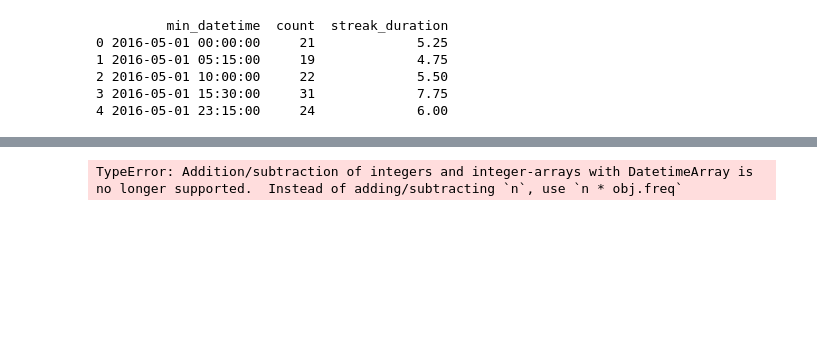
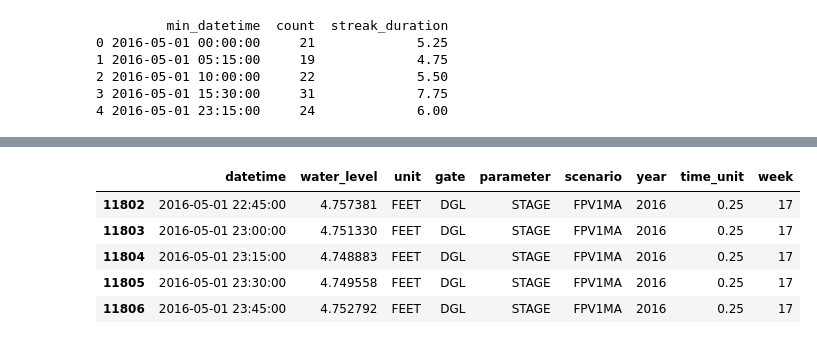
Before and after one commit to FlowWest/sdg-dashboard, a Jupyter notebook: data-wrangling-cleaning.ipynb, the cells around one changed output, grey strips where cells are left out. Cells and saved outputs as stored; diff of their text form; code cells hidden in the pictures; blank space fills up the shorter version.

```diff
--- a/data-wrangling-cleaning.ipynb
+++ b/data-wrangling-cleaning.ipynb
@@ -278,6 +278,18 @@ def post_process_full_data(multi_model_data, model, gate, year=None, start_date=
     full_merged_df['model'] = model
 
     return full_merged_df
+def post_process_hydro_data(multi_model_data, model, gate, year=None, start_date=None, end_date=None):
+    hydro_df =multi_model_data[model][gate]["water_level_data"]
+    if year:
+        hydro_df["year"] = hydro_df["datetime"].dt.year
+        hydro_df = hydro_df[hydro_df["year"] == year]
+    hydro_df = hydro_df.loc[
+            hydro_df['datetime'].dt.month.between(5, 11)
+    ]
+    hydro_df['time_unit'] = 0.25
+    hydro_df = hydro_df.rename(columns={"value": "water_level"})
+    hydro_df['week'] = hydro_df['datetime'].dt.isocalendar().week
+    return(hydro_df)
 
 def calc_avg_daily_vel(post_processed_data: DataFrame) -> DataFrame:
     """
@@ -1092,24 +1116,17 @@ sdg_flow_OLD_FLOW_FISH = full_data['OLD']['flow_data']['value']
 sdg_flow_OLD_GATE_UP = full_data['OLD']['gate_data']['value']
 old_bottom_elev = full_data['OLD']['bottom_elev']
 old_width = full_data['OLD']['width']
-# %%
-thr_vel = 8
-# mask = (sdg_flow.index.month>=5) & (sdg_flow.index.month<12) # time when gate are in operation
-# vel=pd.DataFrame()
-sdg_flow_GLC_FLOW_FISH.set_index('datetime', inplace=True)
-sdg_flow_GLC_FLOW_FISH = sdg_flow_GLC_FLOW_FISH['value']
-# print(sdg_flow_GLC_FLOW_FISH.head())
-# sdg_flow_GLC_GATE_UP.set_index('datetime', inplace=True)
-# sdg_flow_GLC_GATE_UP = sdg_flow_GLC_GATE_UP['value']
-# sdg_flow_GLC_FLOW_FISH = full_data['GLC']['flow_data']['value']
-vel = pd.DataFrame()
-full_data["GLC"]['vel'] = calc_vel(sdg_flow_GLC_FLOW_FISH,sdg_flow_GLC_GATE_UP,glc_bottom_elev, glc_width)
-# full_data["MID"]['vel'] = calc_vel(sdg_flow_MID_FLOW_FISH,sdg_flow_MID_GATE_UP,mid_bottom_elev, mid_width)
-# full_data["OLD"]['vel'] = calc_vel(sdg_flow_OLD_FLOW_FISH,sdg_flow_OLD_GATE_UP,old_bottom_elev, old_width)
-
-# vel['MID'] = calc_vel(sdg_flow.MID_FLOW_FISH,sdg_flow.MID_GATE_UP,gatef['bottom_elev'][1], gatef['width'][1] )
-# vel['OLD'] = calc_vel(sdg_flow.OLD_FLOW_FISH,sdg_flow.OLD_GATE_UP,gatef['bottom_elev'][2], gatef['width'][2] )
-# print(full_data["GLC"]['vel'].tail())
-print(full_data.keys())
-# %% [output]
-TypeError: Addition/subtraction of integers and integer-arrays with DatetimeArray is no longer supported.  Instead of adding/subtracting `n`, use `n * obj.freq`
+# %%
+filtered_df = post_process_hydro_data(multi_model_data, "FPV1Ma", "GLC", 2016)
+# print(filtered_df.tail())
+filtered_df = filtered_df.loc[
+            filtered_df['week'] == 17
+    ]
+filtered_df.tail()
+# %% [output]
+|  | datetime | water_level | unit | gate | parameter | scenario | year | time_unit | week |
+| 11802 | 2016-05-01 22:45:00 | 4.757381 | FEET | DGL | STAGE | FPV1MA | 2016 | 0.25 | 17 |
+| 11803 | 2016-05-01 23:00:00 | 4.751330 | FEET | DGL | STAGE | FPV1MA | 2016 | 0.25 | 17 |
+| 11804 | 2016-05-01 23:15:00 | 4.748883 | FEET | DGL | STAGE | FPV1MA | 2016 | 0.25 | 17 |
+| 11805 | 2016-05-01 23:30:00 | 4.749558 | FEET | DGL | STAGE | FPV1MA | 2016 | 0.25 | 17 |
+| 11806 | 2016-05-01 23:45:00 | 4.752792 | FEET | DGL | STAGE | FPV1MA | 2016 | 0.25 | 17 |
```
Also changed, not shown: parts of 3 cells of this notebook, 2 other files.
